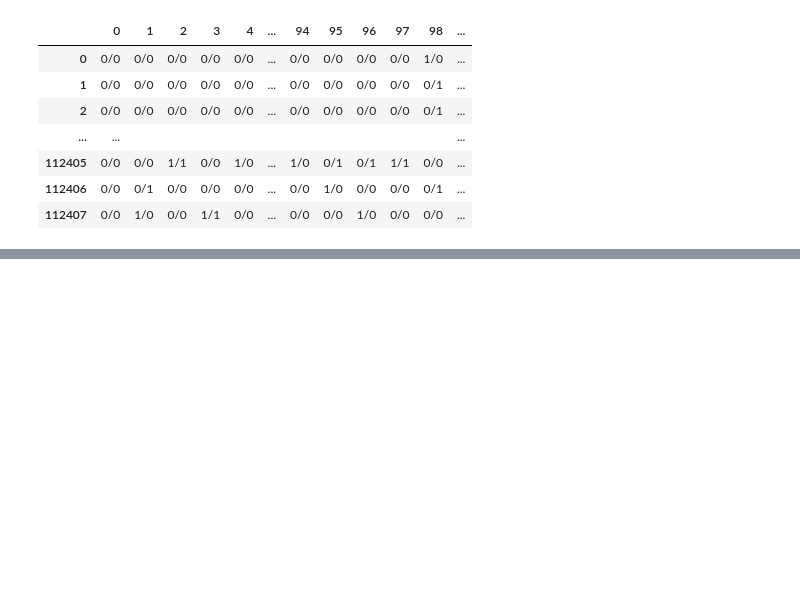
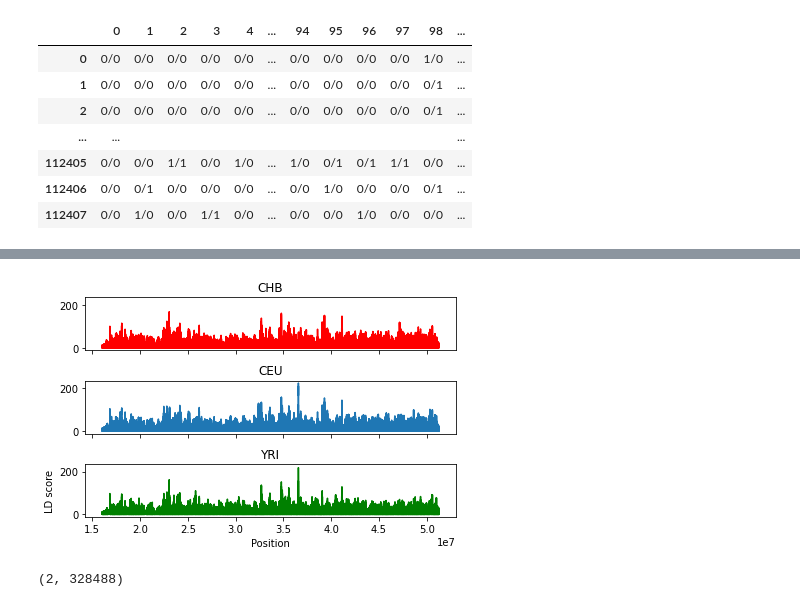
Before and after one commit to achyutha11/geo_LD_viz_v2, a Jupyter notebook: doc/notebooks/kxpexp.ipynb, the cells around one changed output, grey strips where cells are left out. Drawn from its saved outputs; the diff is of its cells as text; code cells hidden in the pictures; blank space fills up the shorter version.

Commit message:
added LD score function

```diff
--- a/doc/notebooks/kxpexp.ipynb
+++ b/doc/notebooks/kxpexp.ipynb
@@ -361,0 +394,43 @@ gf1
+# %%
+%%time
+CHBmat = loadCHB['ld_mat']
+CEUmat = loadCEU['ld_mat']
+YRImat = loadYRI['ld_mat']
+# %%
+#First attempt at a function to return array of LD scores
+
+from tqdm import tqdm
+
+def ld_score(a):
+    scores = np.zeros(a.shape[1])
+    for i in tqdm(range(a.shape[1])):
+        b = i
+        c = 0
+        diag = 0
+        while b>=1 and c<(a.shape[0]-2):
+            diag += a[1+c,b-1]
+            b -= 1
+            c += 1
+        scores[i]=np.sum(a[:,i]) + diag
+    return scores
+# %%
+CHB_LDS = ld_score(CHBmat)
+CEU_LDS = ld_score(CEUmat)
+YRI_LDS = ld_score(YRImat)
+# %%
+pos = loadCHB['positions']
+# %%
+import matplotlib.pyplot as plt
+fig, (ax1,ax2,ax3) = plt.subplots(3, sharex=True, sharey=True)
+ax1.plot(pos,CHB_LDS,color='red')
+ax2.plot(pos,CEU_LDS)
+ax3.plot(pos,YRI_LDS,color='green')
+plt.xlabel("Position")
+plt.ylabel("LD score")
+ax1.title.set_text("CHB")
+ax2.title.set_text("CEU")
+ax3.title.set_text("YRI")
+plt.tight_layout()
+#plt.savefig('LDS_histograms_chr22.png',dpi=300)
+# %% [output]
+[figure, added]
@@ -361,0 +460,4 @@ gf1
+# %%
+YRI_refined.shape
+# %% [output]
+(2, 328488)
```
Also changed, not shown: parts of 26 cells of this notebook.
